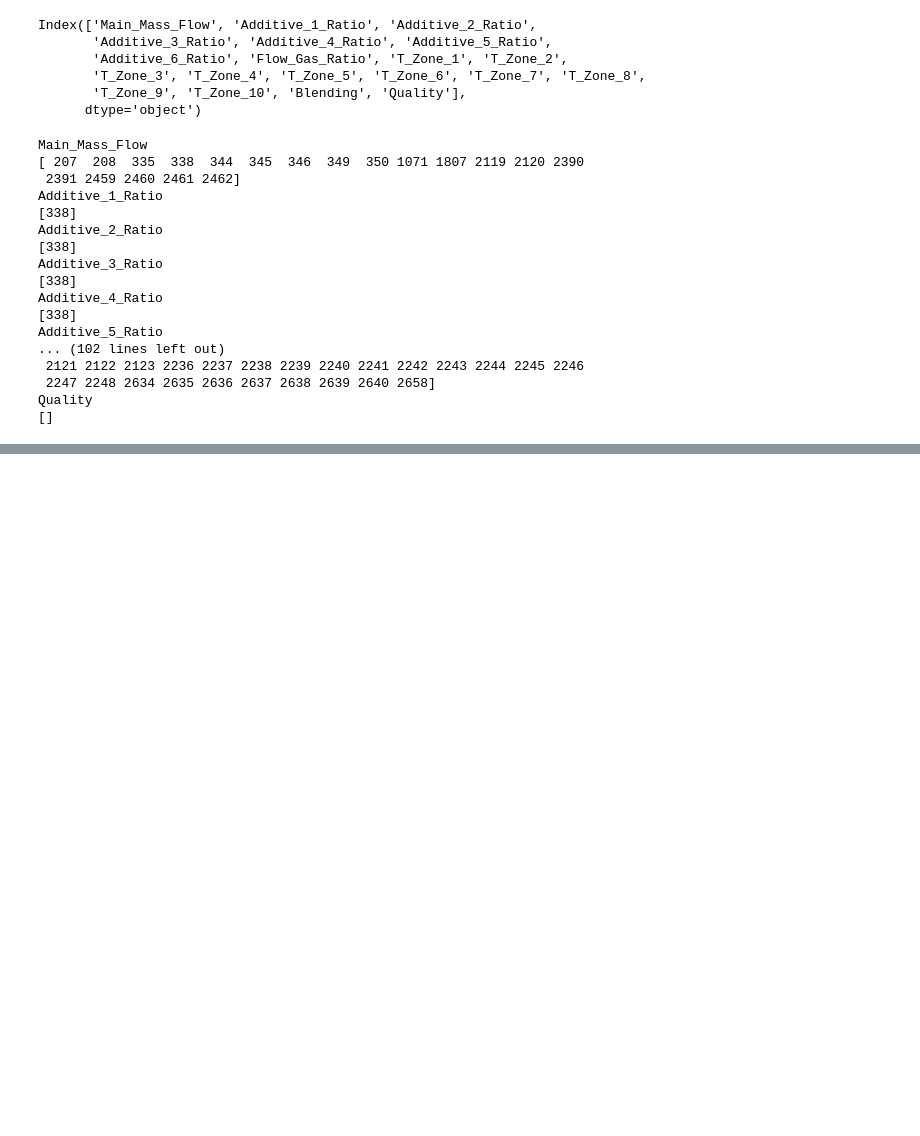
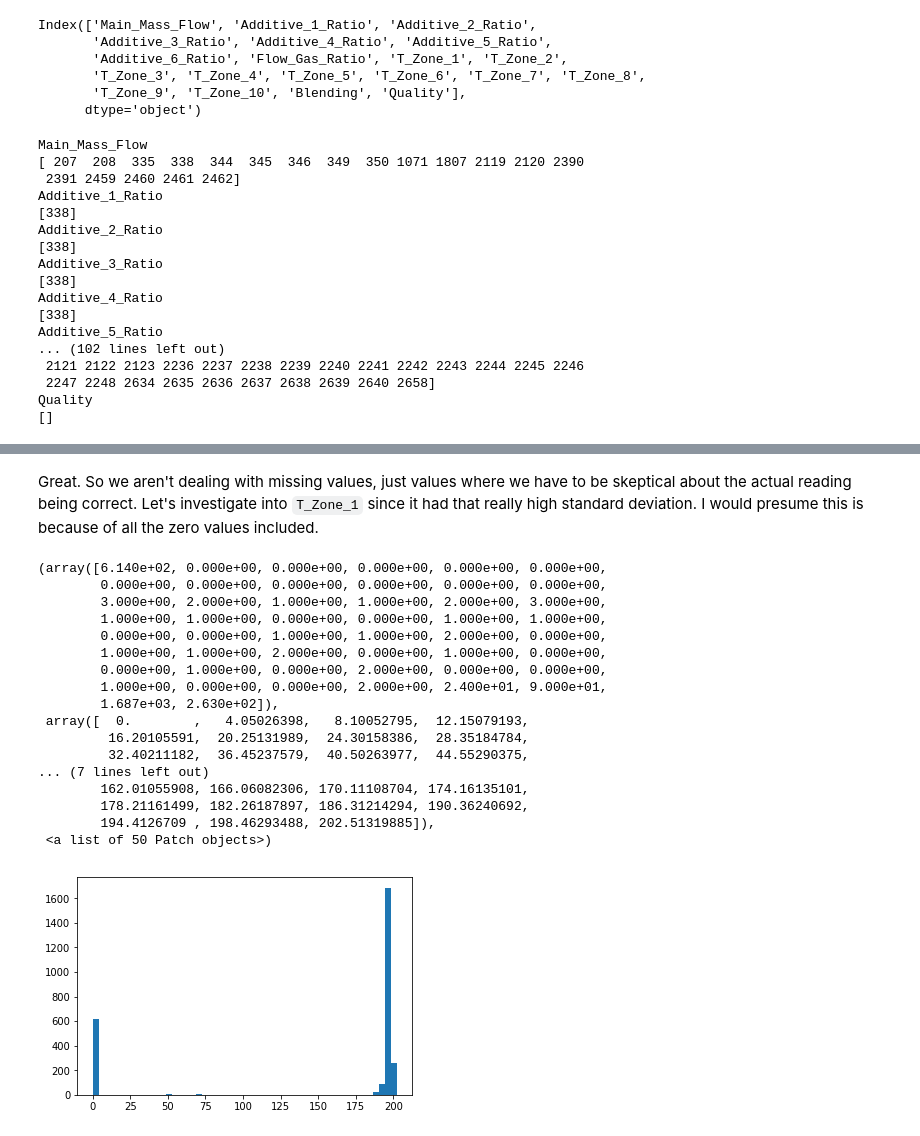
Before and after one commit to boudrejp/w207_supplemental, a Jupyter notebook: final/John Exploratory.ipynb, the cells around one changed output, grey strips where cells are left out. Drawn from its saved outputs; the diff is of its cells as text; code cells hidden in the pictures; blank space fills up the shorter version.

```diff
--- a/final/John Exploratory.ipynb
+++ b/final/John Exploratory.ipynb
@@ -229,0 +257,23 @@ A lot to see here in terms of the zero values.
+# %% [markdown]
+Great. So we aren't dealing with missing values, just values where we have to be skeptical about the actual reading being correct. Let's investigate into `T_Zone_1` since it had that really high standard deviation. I would presume this is because of all the zero values included.
+# %%
+plt.hist(data.T_Zone_1, bins = 50)
+# %% [output]
+(array([6.140e+02, 0.000e+00, 0.000e+00, 0.000e+00, 0.000e+00, 0.000e+00,
+        0.000e+00, 0.000e+00, 0.000e+00, 0.000e+00, 0.000e+00, 0.000e+00,
+        3.000e+00, 2.000e+00, 1.000e+00, 1.000e+00, 2.000e+00, 3.000e+00,
+        1.000e+00, 1.000e+00, 0.000e+00, 0.000e+00, 1.000e+00, 1.000e+00,
+        0.000e+00, 0.000e+00, 1.000e+00, 1.000e+00, 2.000e+00, 0.000e+00,
+        1.000e+00, 1.000e+00, 2.000e+00, 0.000e+00, 1.000e+00, 0.000e+00,
+        0.000e+00, 1.000e+00, 0.000e+00, 2.000e+00, 0.000e+00, 0.000e+00,
+        1.000e+00, 0.000e+00, 0.000e+00, 2.000e+00, 2.400e+01, 9.000e+01,
+        1.687e+03, 2.630e+02]),
+ array([  0.        ,   4.05026398,   8.10052795,  12.15079193,
+         16.20105591,  20.25131989,  24.30158386,  28.35184784,
+         32.40211182,  36.45237579,  40.50263977,  44.55290375,
+... (7 lines left out)
+        162.01055908, 166.06082306, 170.11108704, 174.16135101,
+        178.21161499, 182.26187897, 186.31214294, 190.36240692,
+        194.4126709 , 198.46293488, 202.51319885]),
+ <a list of 50 Patch objects>)
+[figure, added]
```
Also changed, not shown: parts of 5 cells of this notebook.
